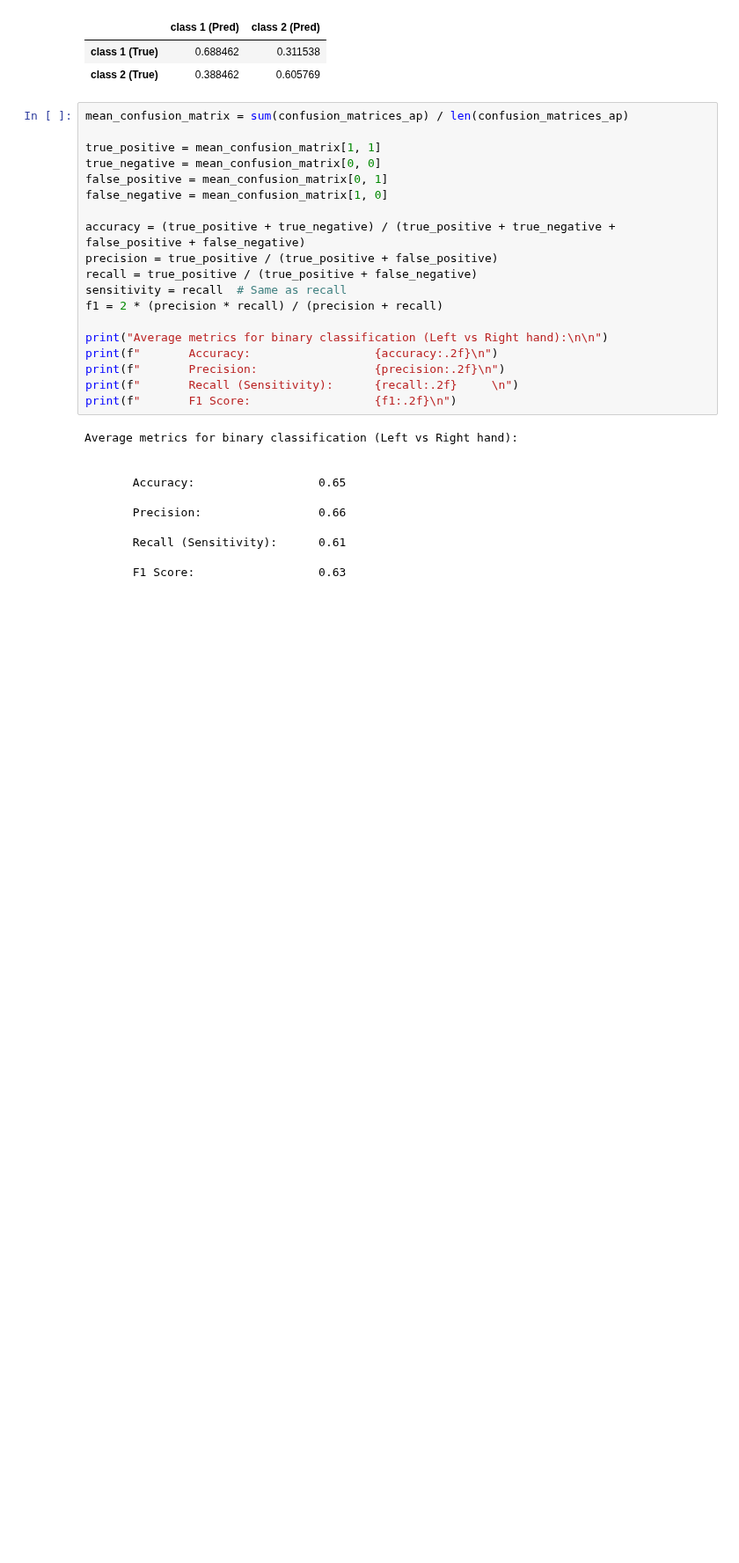
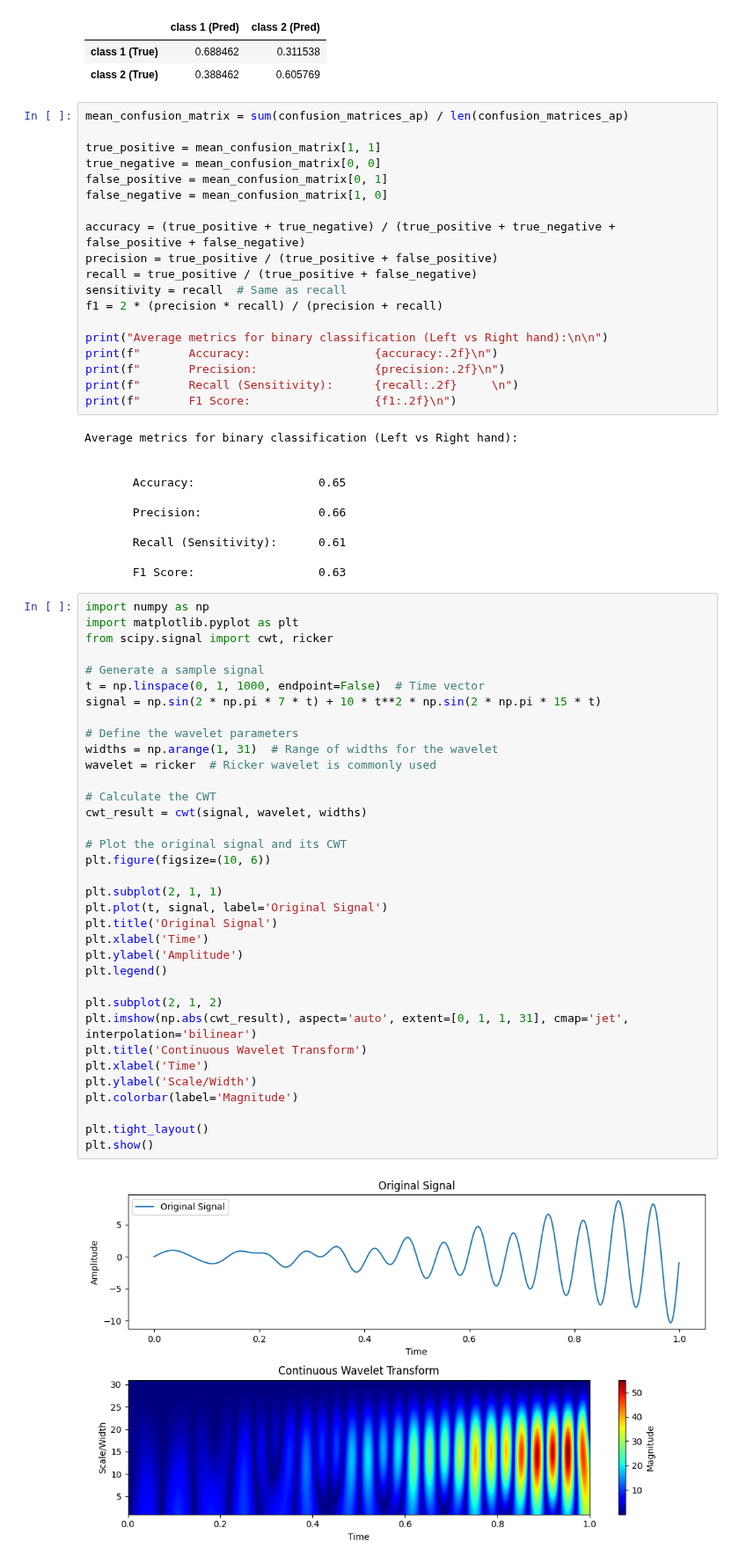
Before and after one commit to bijan-2000/DeepBCI, a Jupyter notebook: Basic_Model.ipynb, the cells around one changed output. Shown at 88% size. Drawn from its saved outputs; the diff is of its cells as text; blank space fills up the shorter version.

```diff
--- a/Basic_Model.ipynb
+++ b/Basic_Model.ipynb
@@ -1061,3 +1061,40 @@ Average metrics for binary classification (Left vs Right hand):
        Recall (Sensitivity):      0.61
 
        F1 Score:                  0.63
+# %%
+import numpy as np
+import matplotlib.pyplot as plt
+from scipy.signal import cwt, ricker
+
+# Generate a sample signal
+t = np.linspace(0, 1, 1000, endpoint=False)  # Time vector
+signal = np.sin(2 * np.pi * 7 * t) + 10 * t**2 * np.sin(2 * np.pi * 15 * t)
+
+# Define the wavelet parameters
+widths = np.arange(1, 31)  # Range of widths for the wavelet
+wavelet = ricker  # Ricker wavelet is commonly used
+
+# Calculate the CWT
+cwt_result = cwt(signal, wavelet, widths)
+
+# Plot the original signal and its CWT
+plt.figure(figsize=(10, 6))
+
+plt.subplot(2, 1, 1)
+plt.plot(t, signal, label='Original Signal')
+plt.title('Original Signal')
+plt.xlabel('Time')
+plt.ylabel('Amplitude')
+plt.legend()
+
+plt.subplot(2, 1, 2)
+plt.imshow(np.abs(cwt_result), aspect='auto', extent=[0, 1, 1, 31], cmap='jet', interpolation='bilinear')
+plt.title('Continuous Wavelet Transform')
+plt.xlabel('Time')
+plt.ylabel('Scale/Width')
+plt.colorbar(label='Magnitude')
+
+plt.tight_layout()
+plt.show()
+# %% [output]
+[figure, added]
```
Also changed, not shown: parts of 1 cell of this notebook, 2 other files.
